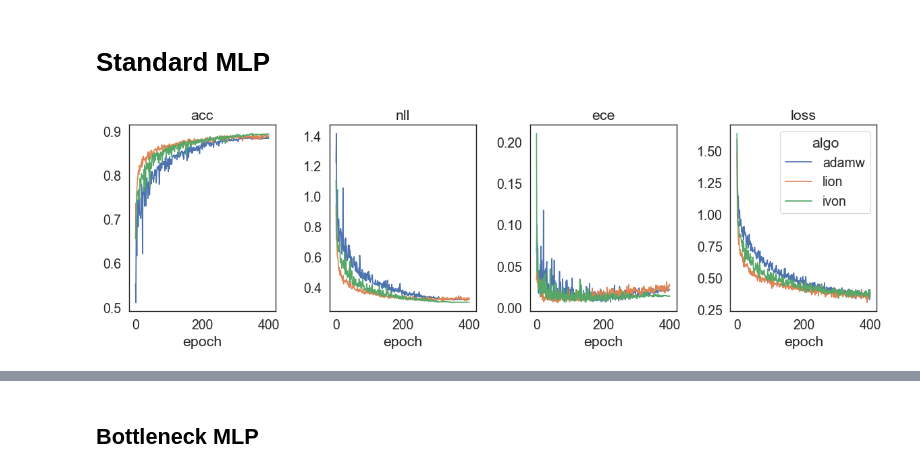
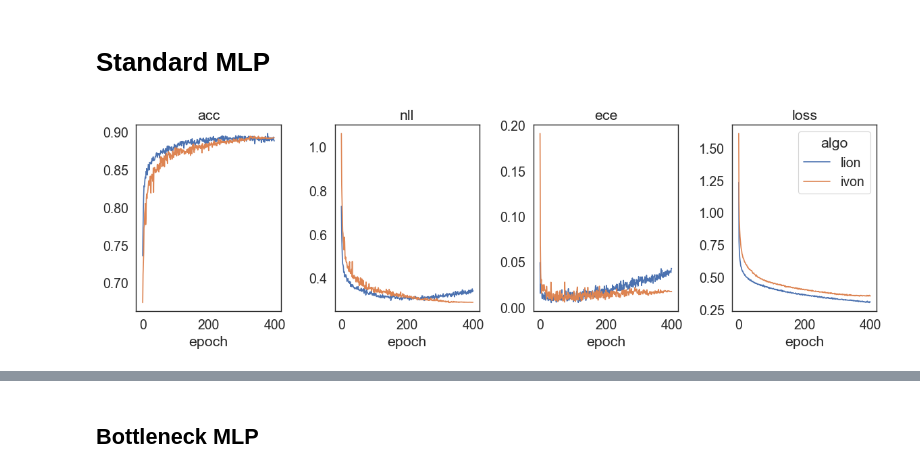
Before and after one commit to dimarkov/bmr4pml, a Jupyter notebook: notebooks/test_ivon_with_bmr.ipynb, the cells around one changed output, grey strips where cells are left out. Cells and saved outputs as stored; diff of their text form; code cells hidden in the pictures.

```diff
--- a/notebooks/test_ivon_with_bmr.ipynb
+++ b/notebooks/test_ivon_with_bmr.ipynb
@@ -215,5 +219,27 @@ for n in range(5):
 train_ds['image'], test_ds['image'] = standardize(train_ds['image'], test_ds['image'], num_channels=1)
 # %% [output]
 [figure]
+# %%
+def augdata(img, key=None, img_size=28, **kwargs):
+    norm = augmax.Normalize(**kwargs)
+    if key is None:
+        func = augmax.Chain(
+            norm,
+            augmax.Resize(img_size),
+        )
+        return vmap(func, in_axes=(None, 0))(jr.PRNGKey(0), img)
+    else:
+        keys = jr.split(key, img.shape[0])
+        func = augmax.Chain(
+                    norm,
+                    augmax.Resize(img_size),
+                    augmax.RandomSizedCrop(img_size, img_size),
+                    augmax.HorizontalFlip()
+                )
+        return vmap(func)(keys, img)
+
+mean = train_ds['image'].mean(axis=(0, 1, 2))
+std = train_ds['image'].std(axis=(0, 1, 2))
+mnist_augdata = partial(augdata, mean=mean, std=std)
 # %% [markdown]
 # Standard MLP
@@ -226,14 +247,12 @@ augment = augmax.Chain(
 rng_key, key = jr.split(rng_key)
 smlp = DeepMlp(
         img_size=in_size[:-1],
-        in_channels=in_size[-1],
+        in_chans=in_size[-1],
         embed_dim=256,
         num_classes=10,
         num_blocks=6,
         activation=nn.relu,
-        augmentation=augment,
-        type="standard",
-        inference=False,
+        mlp_type="standard",
         key=key
 )
 # %%
@@ -257,7 +266,7 @@ optimizer2 = optax.lion(1e-4, weight_decay=1e-5)
 mus = []
 results = []
 
-for optim in [optimizer1, optimizer2]:
+for optim in [optimizer2]:
     rng_key, key = jr.split(rng_key)
     trained_smlp, final_opt_state, metrics = run_training(
         key,
@@ -265,8 +274,10 @@ for optim in [optimizer1, optimizer2]:
         optim,
         train_ds,
         test_ds,
+        mnist_augdata,
         num_epochs=num_epochs,
-        batch_size=batch_size
+        batch_size=batch_size,
+        eps=0.
     )
 
     state = final_opt_state[0]
@@ -290,7 +301,7 @@ optimizer3 = ivon(
     key,
     lr_schd,
     s0=1.,
-    h0=1.0,
+    h0=1.,
     num_data=len(train_ds['image']),
 )
 
@@ -302,9 +313,11 @@ for optim in [optimizer3]:
         optim,
         train_ds,
         test_ds,
+        mnist_augdata,
         num_epochs=num_epochs,
         batch_size=batch_size,
-        start_pruning=num_epochs
+        start_pruning=num_epochs,
+        eps=0.
     )
 
     state = final_opt_state[0]
@@ -312,19 +325,17 @@ for optim in [optimizer3]:
 
     mus.append(params)
     results.append(metrics)
-
-    # results[-1] = metrics
 # %%
 fig, axes = plt.subplots(1, 4, figsize=(12, 4))
 
 for i, name in enumerate(['acc', 'nll', 'ece', 'loss']):
-    for j, algo in enumerate(["adamw", "lion", "ivon"]):
+    for j, algo in enumerate(["lion", "ivon"]):
         axes[i].plot(results[j][name], label=algo)
 
     axes[i].set_title(name)
     axes[i].set_xlabel('epoch')
 
 plt.legend(title='algo')
 fig.tight_layout()
 # %% [output]
-[figure, old version]
+[figure, new version]
```
Also changed, not shown: parts of 29 cells of this notebook.
